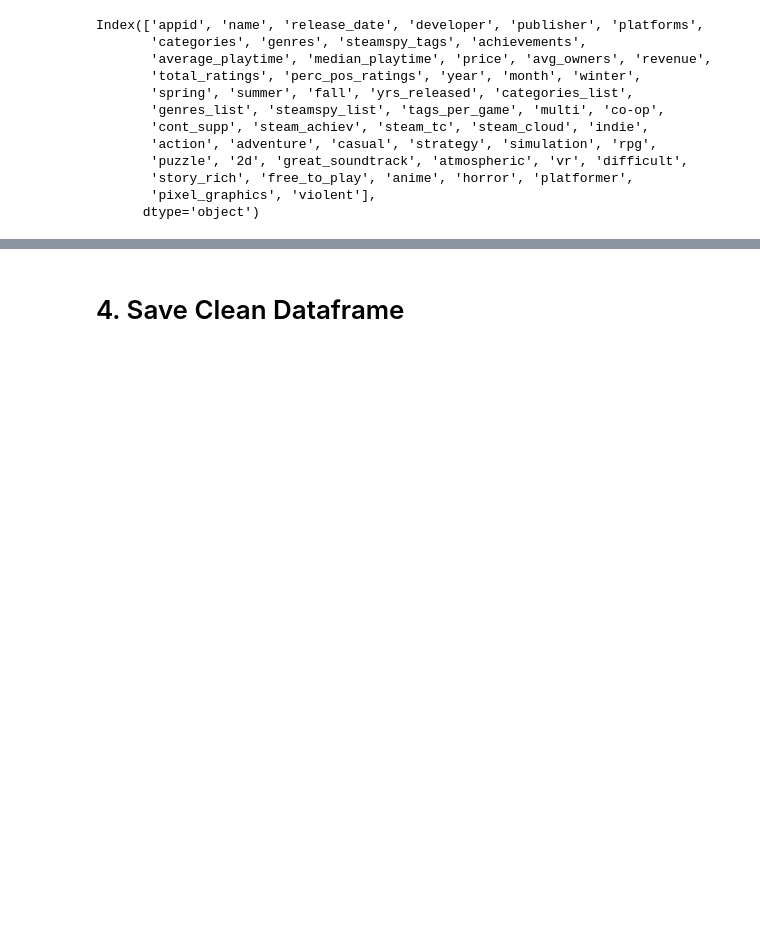
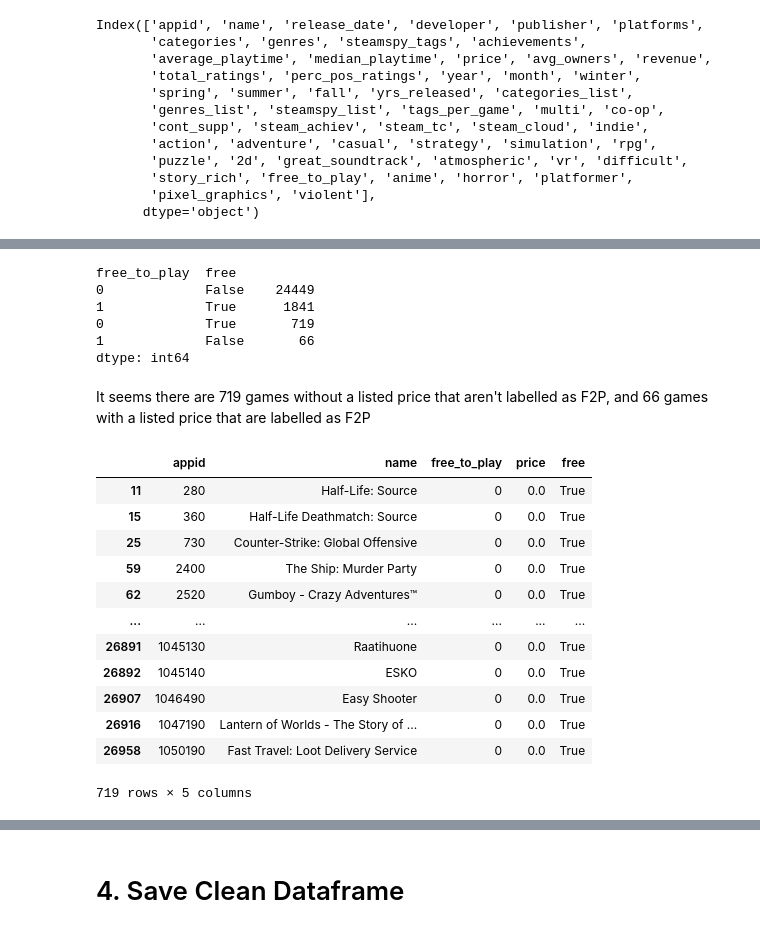
Before and after one commit to divzueri/Springboard, a Jupyter notebook: Capstone2/notebooks/2_Data_Wrangling.ipynb, the cells around one changed output, grey strips where cells are left out. Cells and saved outputs as stored; diff of their text form; code cells hidden in the pictures; blank space fills up the shorter version.

```diff
--- a/Capstone2/notebooks/2_Data_Wrangling.ipynb
+++ b/Capstone2/notebooks/2_Data_Wrangling.ipynb
@@ -934,0 +937,6 @@ Index(['appid', 'name', 'release_date', 'developer', 'publisher', 'platforms',
+# %%
+price_bool = steam_df['price']==0
+# %%
+free_df = steam_df[['appid','name','free_to_play', 'price']]
+# %%
+free_df['free'] = price_bool
@@ -934,0 +958,27 @@ Index(['appid', 'name', 'release_date', 'developer', 'publisher', 'platforms',
+# %%
+free_df[['free_to_play','free']].value_counts()
+# %% [output]
+free_to_play  free
+0             False    24449
+1             True      1841
+0             True       719
+1             False       66
+dtype: int64
+# %% [markdown]
+It seems there are 719 games without a listed price that aren't labelled as F2P, and 66 games with a listed price that are labelled as F2P
+# %%
+free_df.loc[(free_df['free_to_play']==0) & (free_df['free']==True)]
+# %% [output]
+|  | appid | name | free_to_play | price | free |
+| 11 | 280 | Half-Life: Source | 0 | 0.0 | True |
+| 15 | 360 | Half-Life Deathmatch: Source | 0 | 0.0 | True |
+| 25 | 730 | Counter-Strike: Global Offensive | 0 | 0.0 | True |
+| 59 | 2400 | The Ship: Murder Party | 0 | 0.0 | True |
+| 62 | 2520 | Gumboy - Crazy Adventures™ | 0 | 0.0 | True |
+| ... | ... | ... | ... | ... | ... |
+| 26891 | 1045130 | Raatihuone | 0 | 0.0 | True |
+| 26892 | 1045140 | ESKO | 0 | 0.0 | True |
+| 26907 | 1046490 | Easy Shooter | 0 | 0.0 | True |
+| 26916 | 1047190 | Lantern of Worlds - The Story of ... | 0 | 0.0 | True |
+| 26958 | 1050190 | Fast Travel: Loot Delivery Service | 0 | 0.0 | True |
+719 rows × 5 columns
```
Also changed, not shown: parts of 6 cells of this notebook.
